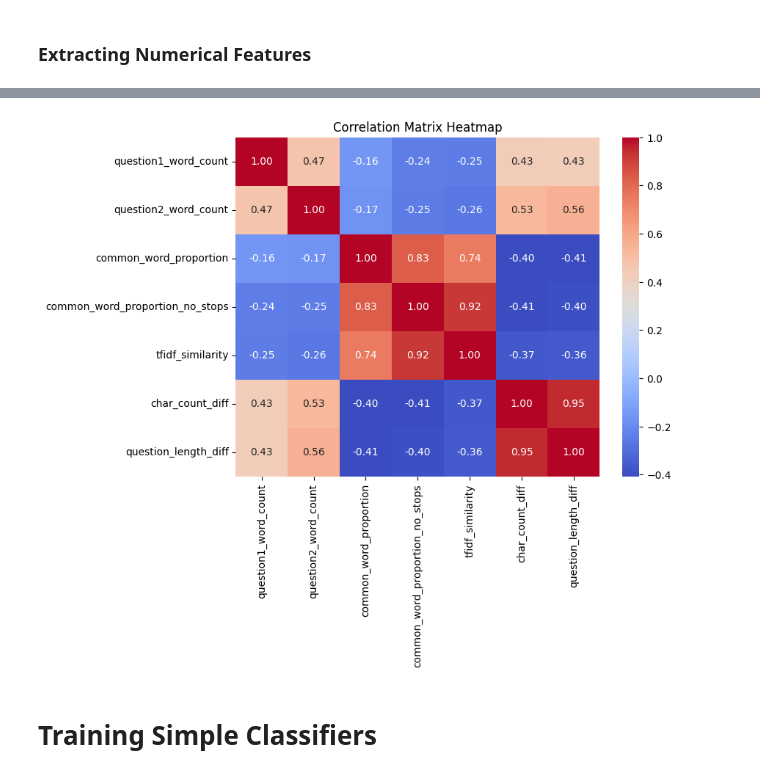
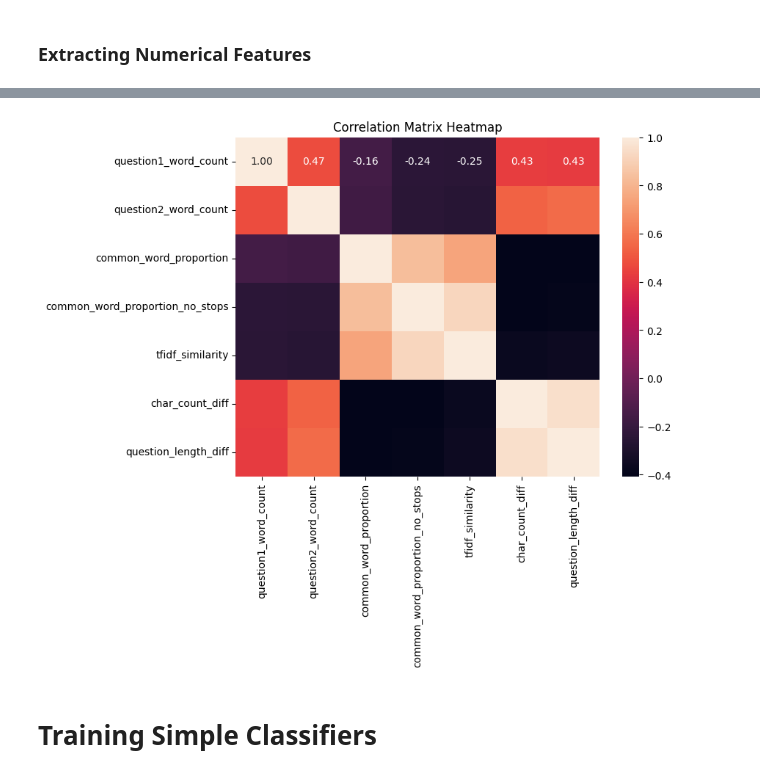
Before and after one commit to cs3244-group-16/quora-question-pairs, a Jupyter notebook: notebooks/01-eugene-analysis-simple-classifiers.ipynb, the cells around one changed output, grey strips where cells are left out. Saved outputs shown, nothing was run; the diff lists cells and outputs as text; code cells hidden in the pictures.

```diff
--- a/notebooks/01-eugene-analysis-simple-classifiers.ipynb
+++ b/notebooks/01-eugene-analysis-simple-classifiers.ipynb
@@ -17,0 +48,10 @@ df = pd.read_csv('/content/drive/MyDrive/ay2324 sem1/cs3244/project/train.csv')
+# %%
+def remove_nulls(df):
+    print(f"Initial dataframe has {len(df)} rows.")
+    null_rows = df[df.isnull().values.any(1)]
+    print(f"Dataframe has {len(null_rows)} null rows.")
+    df = df.dropna(how='any')
+    print(f"Dataframe has {len(df)} rows after removing null values.")
+    return df
+
+train_full_df = remove_nulls(train_full_df)
@@ -17,0 +89,2 @@ df = pd.read_csv('/content/drive/MyDrive/ay2324 sem1/cs3244/project/train.csv')
+# %%
+train_df, dev_df = train_test_split(train_full_df, test_size=0.1, random_state=42)
@@ -60,9 +115,3 @@ num_samples
 # %%
-X = df.iloc[:,:-1]
-y = df.iloc[:, -1]
+X_train = train_df.iloc[:,:-1]
+y_train = train_df.iloc[:, -1]
-# %%
-# split into train/val, test sets
-X_temp, X_test, y_temp, y_test = train_test_split(X, y, test_size=0.2, random_state=42)
-
-# split into train and val sets
-X_train, X_val, y_train, y_val = train_test_split(X_temp, y_temp, test_size=0.1, random_state=42)
@@ -677,12 +696,12 @@ X_train_filtered.head()
 # %%
 correlation_matrix = X_train_filtered.corr()
 
 plt.figure(figsize=(8, 6))
-sns.heatmap(correlation_matrix, annot=True, cmap='coolwarm', fmt=".2f")
+sns.heatmap(correlation_matrix, annot=True, fmt=".2f")
 plt.title('Correlation Matrix Heatmap')
 plt.show()
 # %% [output]
-[figure, old version]
+[figure, new version]
 # %% [markdown]
 # Training Simple Classifiers
 # %%
```
Also changed, not shown: parts of 104 cells of this notebook, 2 other files.
